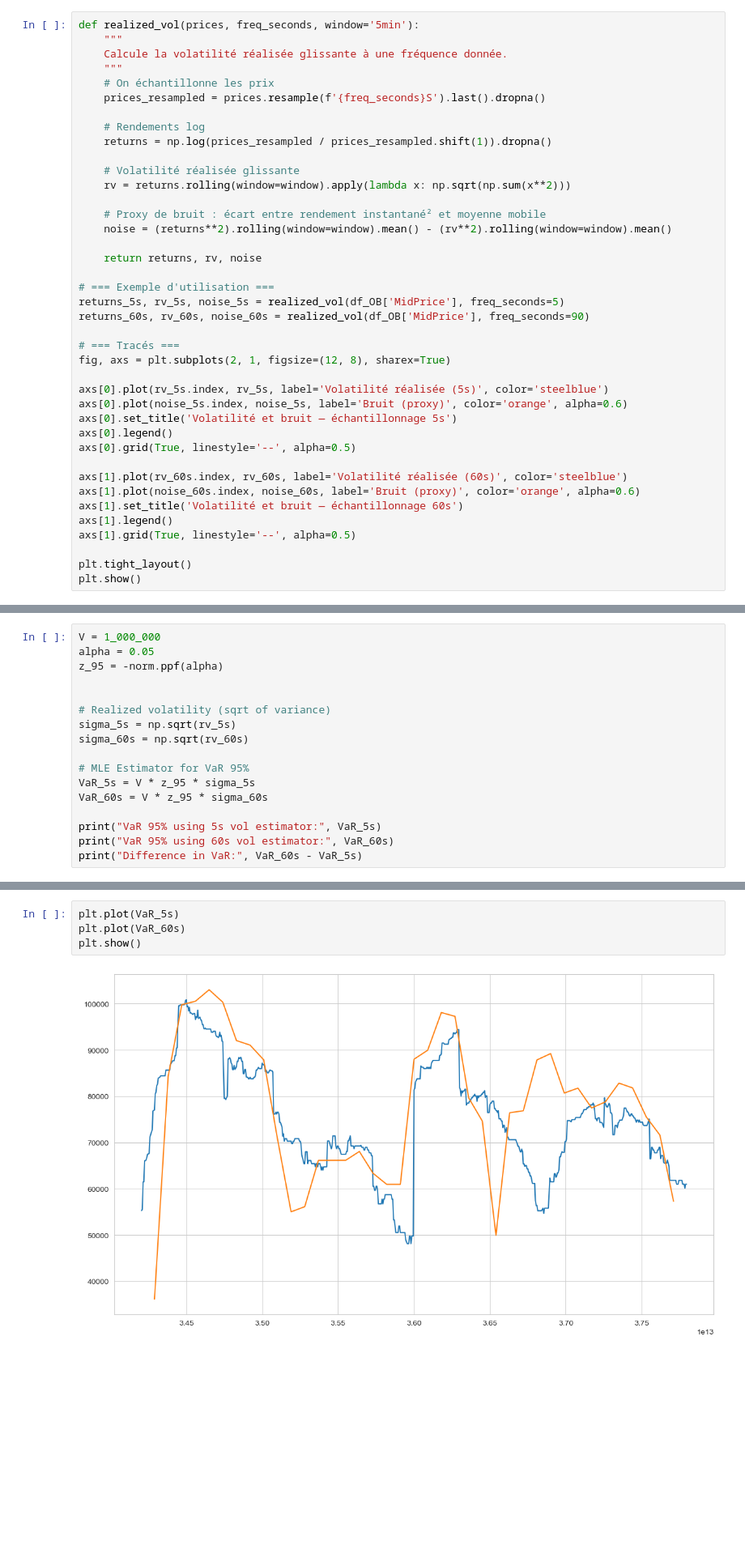
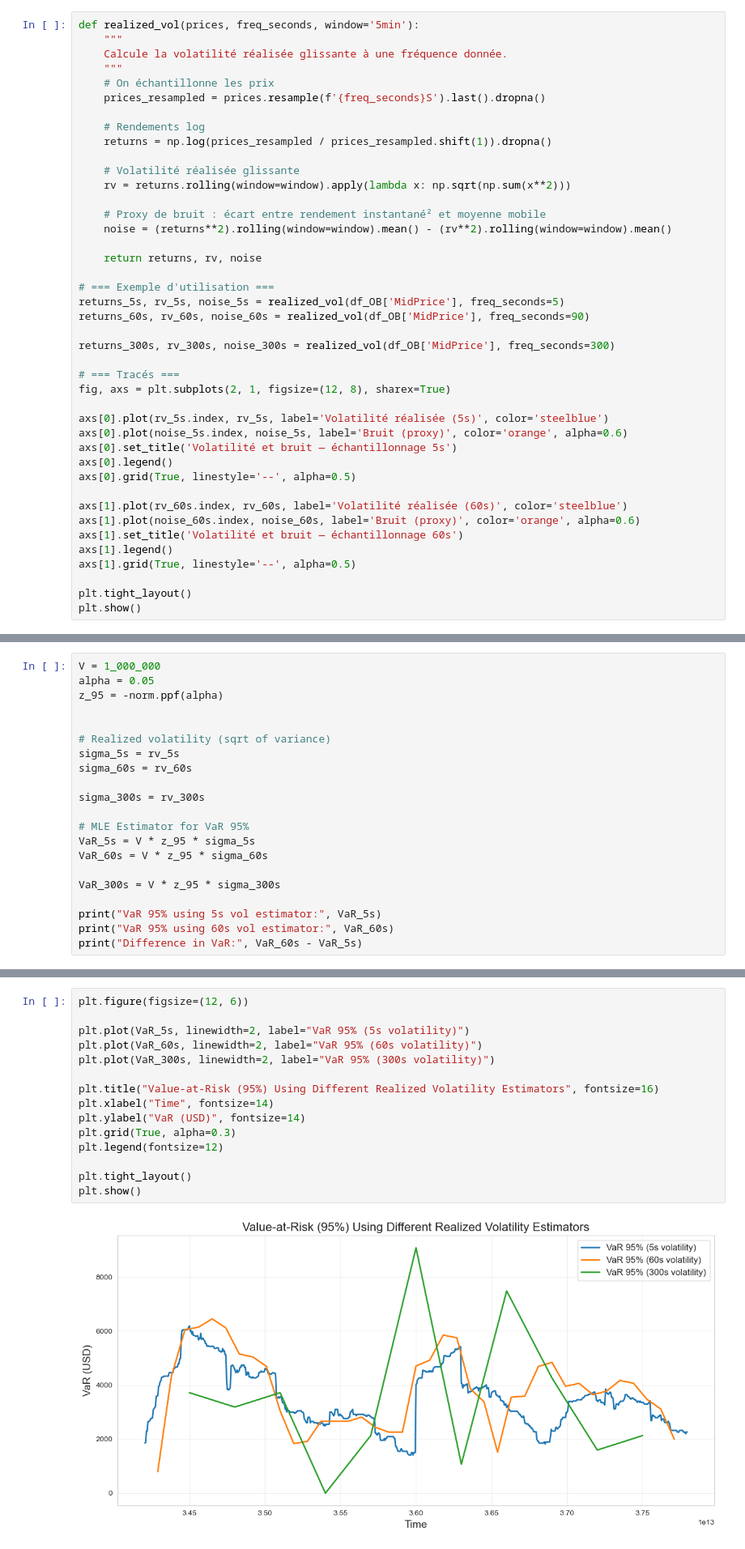
Before and after one commit to Guillaume-melis/Econometrie_S1, a Jupyter notebook: Project/Q3.ipynb, the cells around one changed output, grey strips where cells are left out. Shown at 81% size. Saved outputs shown, nothing was run; the diff lists cells and outputs as text; blank space fills up the shorter version.

Commit message:
Modifying some graphs and variables

```diff
--- a/Project/Q3.ipynb
+++ b/Project/Q3.ipynb
@@ -1041,6 +1041,8 @@ def realized_vol(prices, freq_seconds, window='5min'):
 returns_5s, rv_5s, noise_5s = realized_vol(df_OB['MidPrice'], freq_seconds=5)
 returns_60s, rv_60s, noise_60s = realized_vol(df_OB['MidPrice'], freq_seconds=90)
 
+returns_300s, rv_300s, noise_300s = realized_vol(df_OB['MidPrice'], freq_seconds=300)
+
 # === Tracés ===
 fig, axs = plt.subplots(2, 1, figsize=(12, 8), sharex=True)
 
@@ -1187,13 +1189,17 @@ z_95 = -norm.ppf(alpha)
 
 
 # Realized volatility (sqrt of variance)
-sigma_5s = np.sqrt(rv_5s)
-sigma_60s = np.sqrt(rv_60s)
+sigma_5s = rv_5s
+sigma_60s = rv_60s
+
+sigma_300s = rv_300s
 
 # MLE Estimator for VaR 95%
 VaR_5s = V * z_95 * sigma_5s
 VaR_60s = V * z_95 * sigma_60s
 
+VaR_300s = V * z_95 * sigma_300s
+
 print("VaR 95% using 5s vol estimator:", VaR_5s)
 print("VaR 95% using 60s vol estimator:", VaR_60s)
 print("Difference in VaR:", VaR_60s - VaR_5s)
@@ -1216,11 +1222,22 @@ VaR 95% using 5s vol estimator: Time
 0 days 10:29:55.013994120   NaN
 Name: MidPrice, Length: 719, dtype: float64
 # %%
-plt.plot(VaR_5s)
-plt.plot(VaR_60s)
+plt.figure(figsize=(12, 6))
+
+plt.plot(VaR_5s, linewidth=2, label="VaR 95% (5s volatility)")
+plt.plot(VaR_60s, linewidth=2, label="VaR 95% (60s volatility)")
+plt.plot(VaR_300s, linewidth=2, label="VaR 95% (300s volatility)")
+
+plt.title("Value-at-Risk (95%) Using Different Realized Volatility Estimators", fontsize=16)
+plt.xlabel("Time", fontsize=14)
+plt.ylabel("VaR (USD)", fontsize=14)
+plt.grid(True, alpha=0.3)
+plt.legend(fontsize=12)
+
+plt.tight_layout()
 plt.show()
 # %% [output]
-[figure, old version]
+[figure, new version]
 # %%
 # Expected Shortfall 95%
 ES_5s = V * sigma_5s * norm.pdf(z_95) / (1 - alpha)
```
Also changed, not shown: parts of 7 cells of this notebook.
